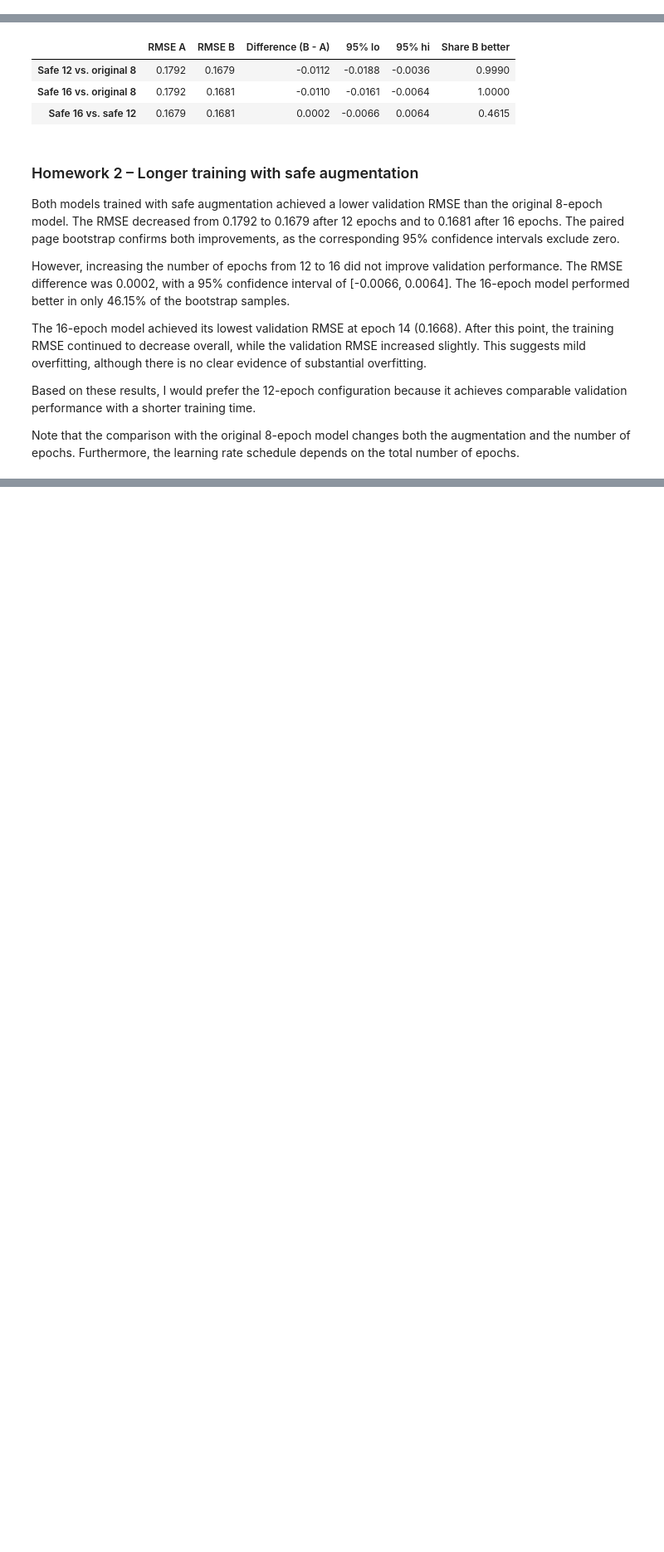
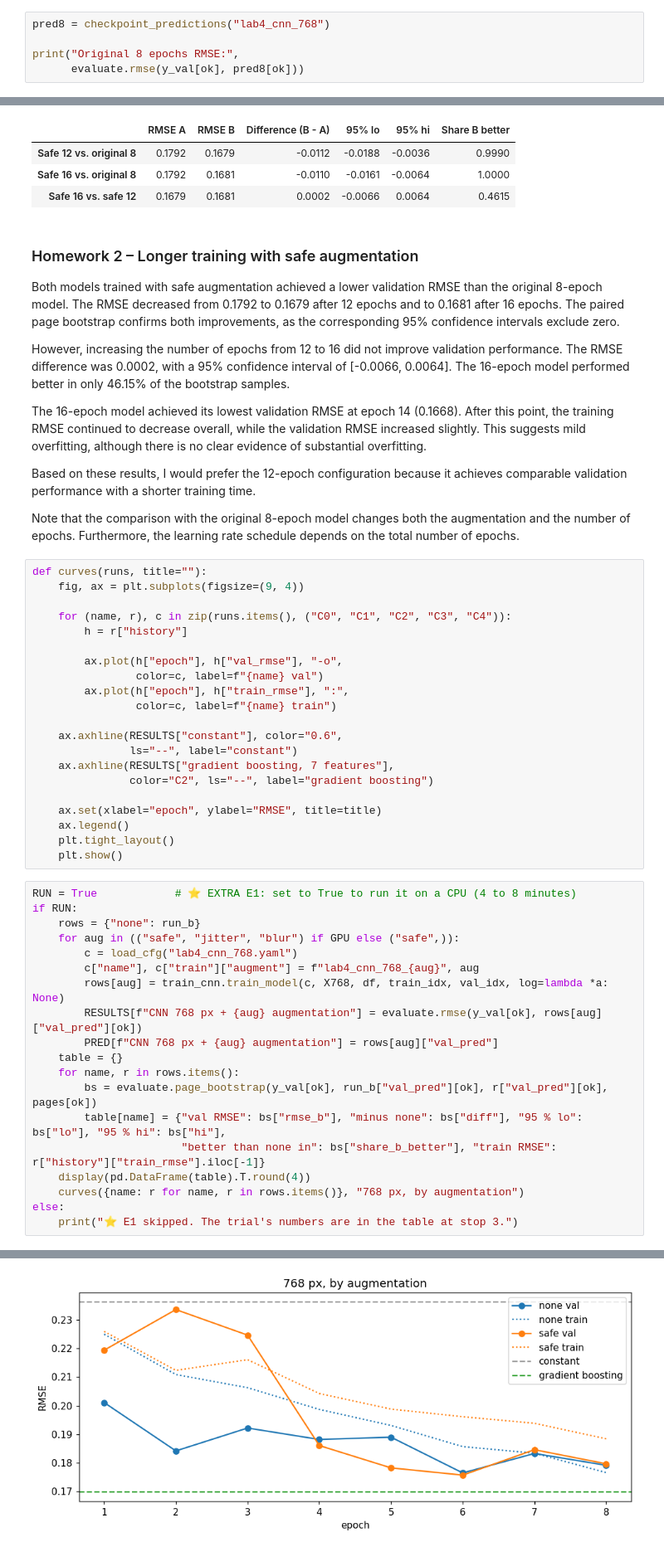
Before and after one commit to rras004/dl2026-docphoto, a Jupyter notebook: notebooks/lab4_cnn.ipynb, the cells around one changed output, grey strips where cells are left out. Shown at 83% size. Drawn from its saved outputs; the diff is of its cells as text; blank space fills up the shorter version.

Commit message:
Lab 4 homework: safe augmentation and preprocessing fix

```diff
--- a/notebooks/lab4_cnn.ipynb
+++ b/notebooks/lab4_cnn.ipynb
@@ -626,3 +639,8 @@ display(pd.DataFrame({"val RMSE, mean of 3 seeds": {k.strip(" +"): v for k, v in
 > **Your note** (one or two sentences, before the stop):
 >
 > …
+# %%
+pred8 = checkpoint_predictions("lab4_cnn_768")
+
+print("Original 8 epochs RMSE:",
+      evaluate.rmse(y_val[ok], pred8[ok]))
@@ -908,3 +955,44 @@ The 16-epoch model achieved its lowest validation RMSE at epoch 14 (0.1668). Aft
 Based on these results, I would prefer the 12-epoch configuration because it achieves comparable validation performance with a shorter training time.
 
 Note that the comparison with the original 8-epoch model changes both the augmentation and the number of epochs. Furthermore, the learning rate schedule depends on the total number of epochs.
+# %%
+def curves(runs, title=""):
+    fig, ax = plt.subplots(figsize=(9, 4))
+
+    for (name, r), c in zip(runs.items(), ("C0", "C1", "C2", "C3", "C4")):
+        h = r["history"]
+
+        ax.plot(h["epoch"], h["val_rmse"], "-o",
+                color=c, label=f"{name} val")
+        ax.plot(h["epoch"], h["train_rmse"], ":",
+                color=c, label=f"{name} train")
+
+    ax.axhline(RESULTS["constant"], color="0.6",
+               ls="--", label="constant")
+    ax.axhline(RESULTS["gradient boosting, 7 features"],
+               color="C2", ls="--", label="gradient boosting")
+
+    ax.set(xlabel="epoch", ylabel="RMSE", title=title)
+    ax.legend()
+    plt.tight_layout()
+    plt.show()
+# %%
+RUN = True            # ⭐ EXTRA E1: set to True to run it on a CPU (4 to 8 minutes)
+if RUN:
+    rows = {"none": run_b}
+    for aug in (("safe", "jitter", "blur") if GPU else ("safe",)):
+        c = load_cfg("lab4_cnn_768.yaml")
+        c["name"], c["train"]["augment"] = f"lab4_cnn_768_{aug}", aug
+        rows[aug] = train_cnn.train_model(c, X768, df, train_idx, val_idx, log=lambda *a: None)
+        RESULTS[f"CNN 768 px + {aug} augmentation"] = evaluate.rmse(y_val[ok], rows[aug]["val_pred"][ok])
+        PRED[f"CNN 768 px + {aug} augmentation"] = rows[aug]["val_pred"]
+    table = {}
+    for name, r in rows.items():
+        bs = evaluate.page_bootstrap(y_val[ok], run_b["val_pred"][ok], r["val_pred"][ok], pages[ok])
+        table[name] = {"val RMSE": bs["rmse_b"], "minus none": bs["diff"], "95 % lo": bs["lo"], "95 % hi": bs["hi"],
+                       "better than none in": bs["share_b_better"], "train RMSE": r["history"]["train_rmse"].iloc[-1]}
+    display(pd.DataFrame(table).T.round(4))
+    curves({name: r for name, r in rows.items()}, "768 px, by augmentation")
+else:
+    print("⭐ E1 skipped. The trial's numbers are in the table at stop 3.")
+# %% [output]
@@ -910,0 +1045 @@ Note that the comparison with the original 8-epoch model changes both the augmen
+[figure, added]
```
Also changed, not shown: parts of 8 cells of this notebook, 1 other file.
